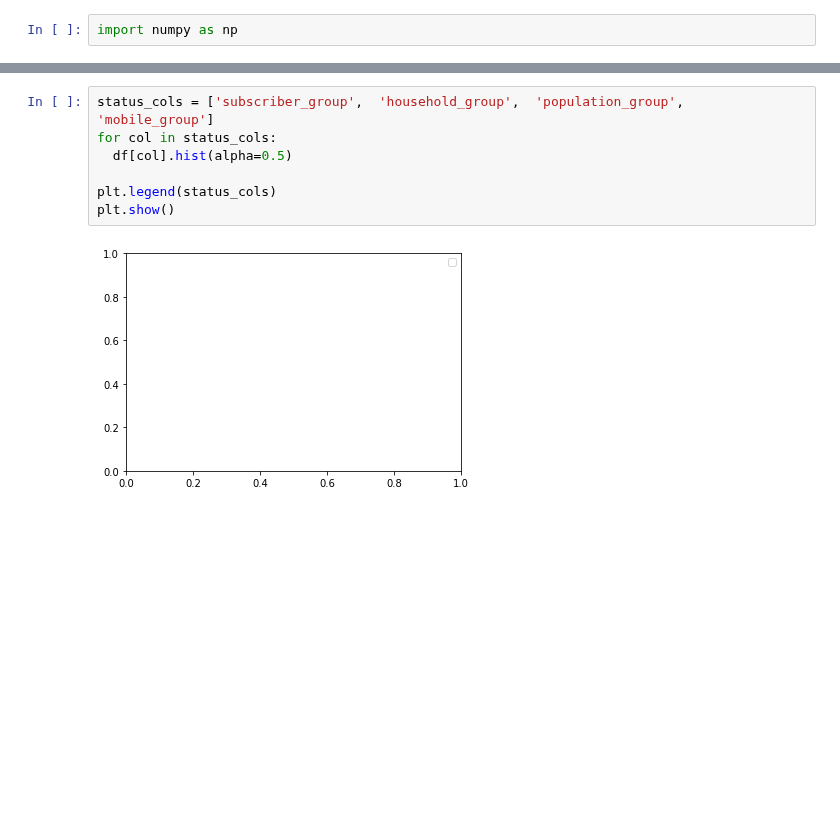
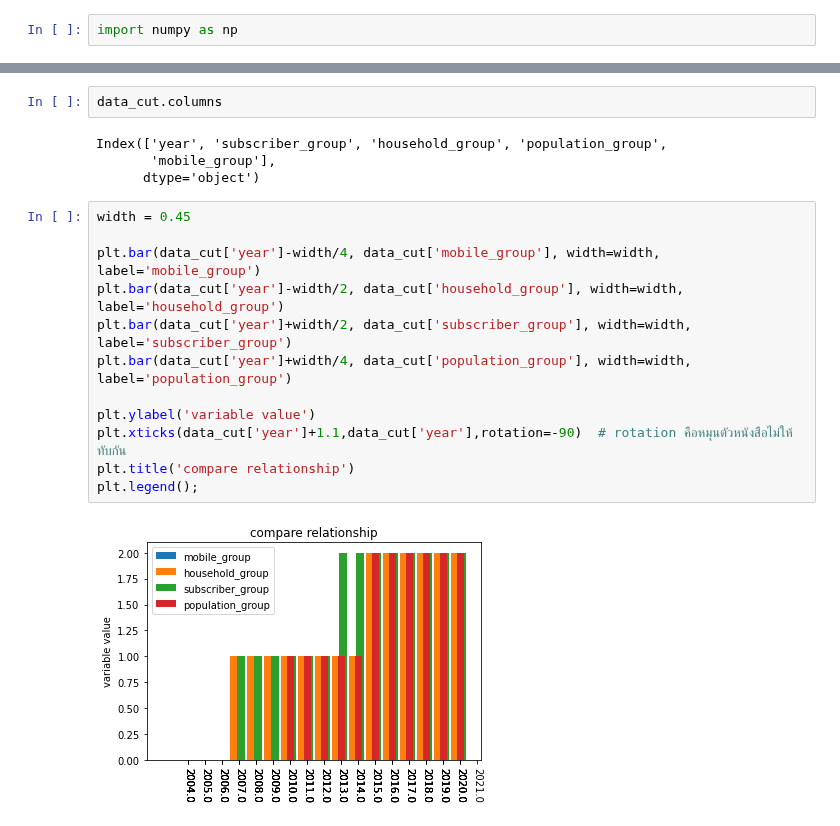
Before and after one commit to mintra-tippayaratsontorn/DWDM21, a Jupyter notebook: Project_DWDM.ipynb, the cells around one changed output, grey strips where cells are left out. Cells and saved outputs as stored; diff of their text form; blank space fills up the shorter version.

```diff
--- a/Project_DWDM.ipynb
+++ b/Project_DWDM.ipynb
@@ -708,9 +693,20 @@ plt.scatter(data_cut['household_group'],data_cut['mobile_group'],data_cut['popul
-# %%
-status_cols = ['subscriber_group',	'household_group',	'population_group',	'mobile_group']
-for col in status_cols:
-  df[col].hist(alpha=0.5)
-
-plt.legend(status_cols)
-plt.show()
-# %% [output]
-[figure, removed]
+# %%
+data_cut.columns
+# %% [output]
+Index(['year', 'subscriber_group', 'household_group', 'population_group',
+       'mobile_group'],
+      dtype='object')
+# %%
+width = 0.45
+
+plt.bar(data_cut['year']-width/4, data_cut['mobile_group'], width=width, label='mobile_group')
+plt.bar(data_cut['year']-width/2, data_cut['household_group'], width=width, label='household_group')
+plt.bar(data_cut['year']+width/2, data_cut['subscriber_group'], width=width, label='subscriber_group')
+plt.bar(data_cut['year']+width/4, data_cut['population_group'], width=width, label='population_group')
+
+plt.ylabel('variable value')
+plt.xticks(data_cut['year']+1.1,data_cut['year'],rotation=-90)  # rotation คือหมุนตัวหนังสือไม่ให้ทับกัน
+plt.title('compare relationship')
+plt.legend();
+# %% [output]
+[figure, added]
```
Also changed, not shown: parts of 11 cells of this notebook.
